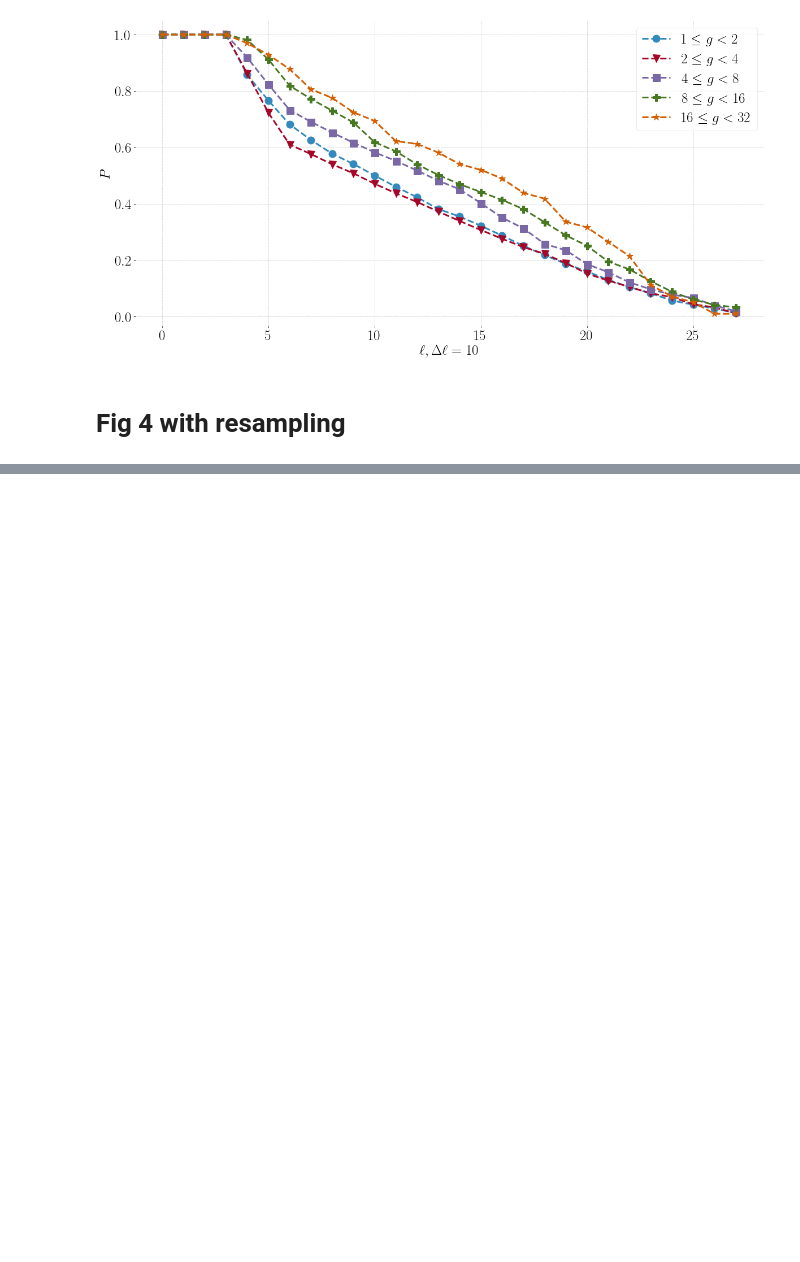
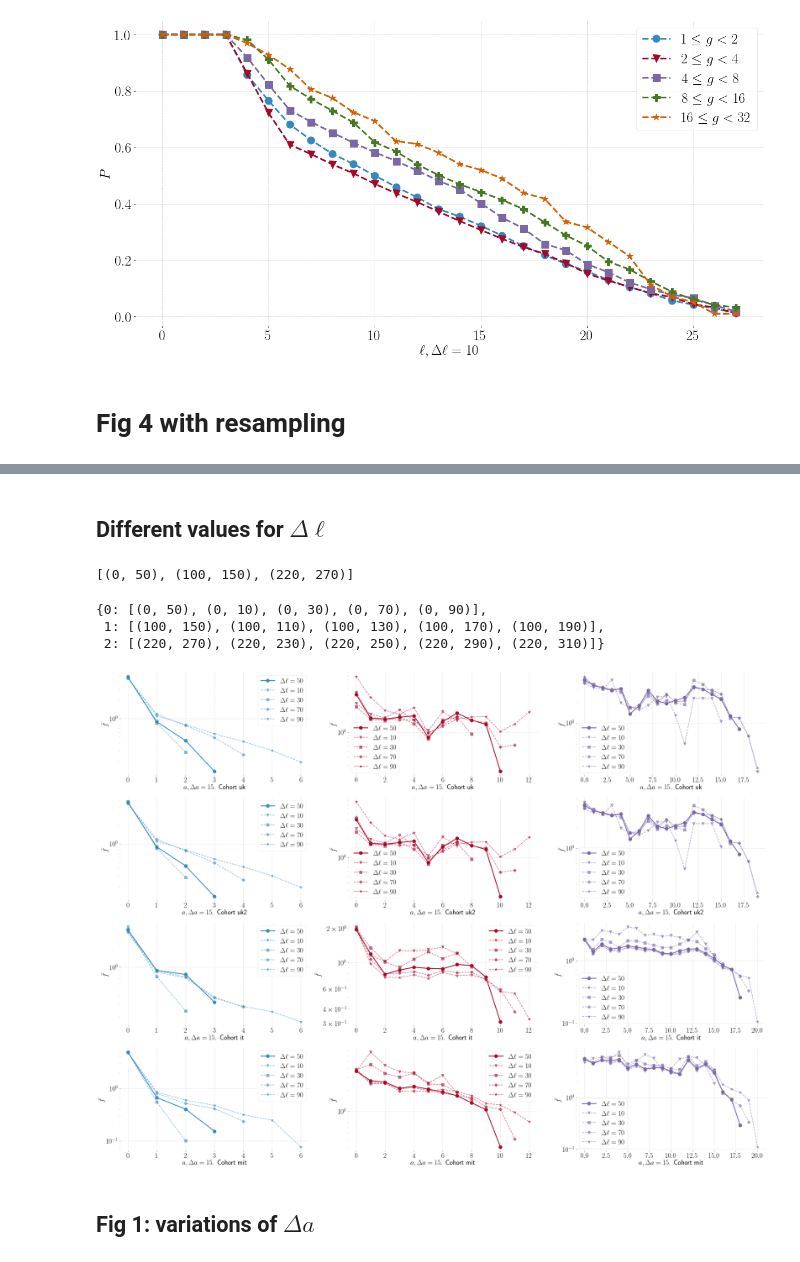
Before and after one commit to nitnelav27/comm_patterns, a Jupyter notebook: 202201.ipynb, the cells around one changed output, grey strips where cells are left out. Saved outputs shown, nothing was run; the diff lists cells and outputs as text; code cells hidden in the pictures; blank space fills up the shorter version.

```diff
--- a/202201.ipynb
+++ b/202201.ipynb
@@ -407,0 +549,54 @@ p = 0
+# %%
+tmp = pd.DataFrame(index=list(range(25)))
+for c in S1.keys():
+    for Dt in S1[c].keys():
+        for i in range(3):
+            idx = list(S1[c][Dt][i]['f'].index)
+            series = list(S1[c][Dt][i]['f']['f'])
+            colname = f'{c}{Dt}{["s", "m", "l"][i]}'
+            df = pd.DataFrame({colname: series}, index=idx)
+            tmp = tmp.merge(df, left_index=True, right_index=True, how='outer')
+tmp = tmp.fillna('nan')
+tmp.index.rename('a', inplace=True)
+# tmp.to_csv(f"../commpatterns/PNAS_paper/SI/figs/S1.dat", header=True, index=True, sep="\t")
+# %% [markdown]
+## Different values for $\Delta \ell$
+# %%
+limits
+# %% [output]
+[(0, 50), (100, 150), (220, 270)]
+# %%
+lims = {}
+for i in range(3):
+        lims[i] = [limits[i]] + [(limits[i][0], limits[i][0] + Dl) for Dl in [10, 30, 70, 90]]
+
+lims
+# %% [output]
+{0: [(0, 50), (0, 10), (0, 30), (0, 70), (0, 90)],
+ 1: [(100, 150), (100, 110), (100, 130), (100, 170), (100, 190)],
+ 2: [(220, 270), (220, 230), (220, 250), (220, 290), (220, 310)]}
+# %%
+S2 = {}
+for c in ['uk', 'uk2', 'it', 'mit']:
+    S2[c] = {}
+    for i in range(3):
+        S2[c][i] = {}
+        for j in range(5):
+            S2[c][i][j] = {'f': pc.get_avgfa(dfftw[c][60], livestw[c][60], lims[i][j][0], lims[i][j][1])}
+# %%
+plt.figure(figsize=(14*3, 8*4))
+p = 1
+for c in S2.keys():
+    for lg in S2[c].keys():
+        plt.subplot(4, 3, p)
+        plt.xlabel(fr"$a, \Delta a  = 15$. Cohort {c}")
+        plt.ylabel(r"$\bar{f}$")
+        plt.semilogy()
+        plt.plot(S2[c][lg][0]['f'].index, S2[c][lg][0]['f']['f'], marker="o", markersize=12, ls="solid", lw=3, c=colors[lg], label=r'$\Delta \ell = 50$')
+        for i in range(1, 5):
+            if S2[c][lg][i] is not None:
+                plt.plot(S2[c][lg][i]['f'].index, S2[c][lg][i]['f']['f'], marker=markers[i], markersize=10, ls="dashed", lw=2, c=colors[lg], alpha=0.6, label=fr'$\Delta \ell = {[10, 30, 70, 90][i - 1]}$')
+        plt.legend()
+        p += 1
+# %% [output]
+[figure, added]
@@ -407,0 +622,2 @@ p = 0
+# %% [markdown]
+## Fig 1: variations of $\Delta a$
```
Also changed, not shown: parts of 12 cells of this notebook.
